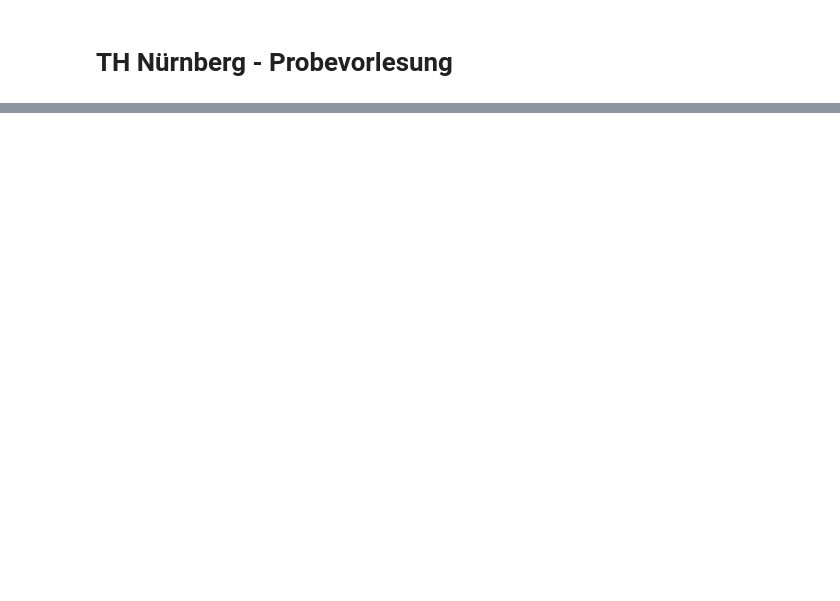
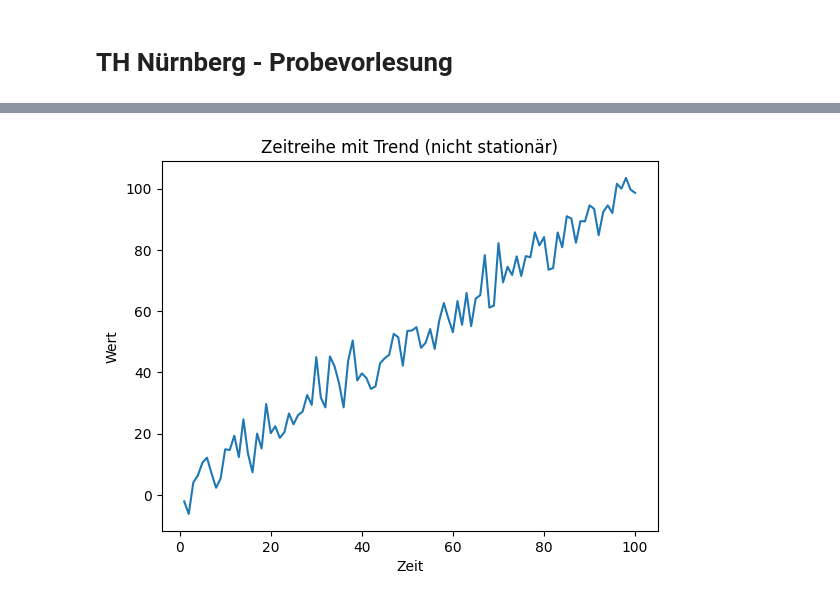
Before and after one commit to ikirsch07/zeitreihen, a Jupyter notebook: Zeitreihen.ipynb, the cells around one changed output, grey strips where cells are left out. Drawn from its saved outputs; the diff is of its cells as text; code cells hidden in the pictures; blank space fills up the shorter version.

```diff
--- a/Zeitreihen.ipynb
+++ b/Zeitreihen.ipynb
@@ -59,0 +281,21 @@ Name: mean_21, dtype: float64
+# %%
+import matplotlib.pyplot as plt
+import numpy as np
+
+# generate time series
+time_series = np.arange(1, 101)
+
+# calculate standard deviation
+std_dev = 5
+
+# generate  time series
+stationary_ts = time_series + np.random.normal(0, std_dev, 100)
+
+# plot the stationary time series
+plt.plot(time_series, stationary_ts)
+plt.title('Zeitreihe mit Trend (nicht stationär)')
+plt.xlabel('Zeit')
+plt.ylabel('Wert')
+plt.show()
+# %% [output]
+[figure, added]
```
Also changed, not shown: parts of 32 cells of this notebook, 1 other file.
